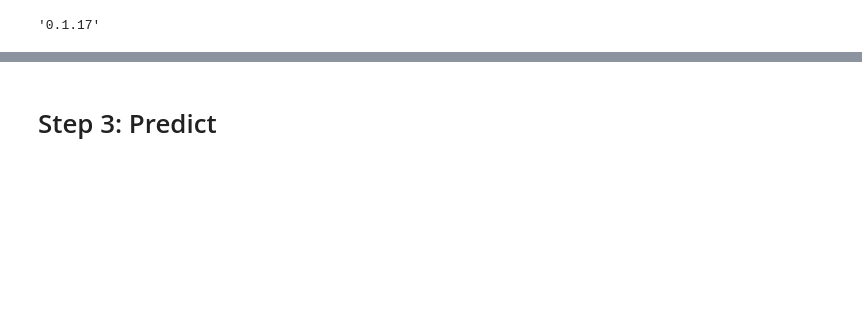
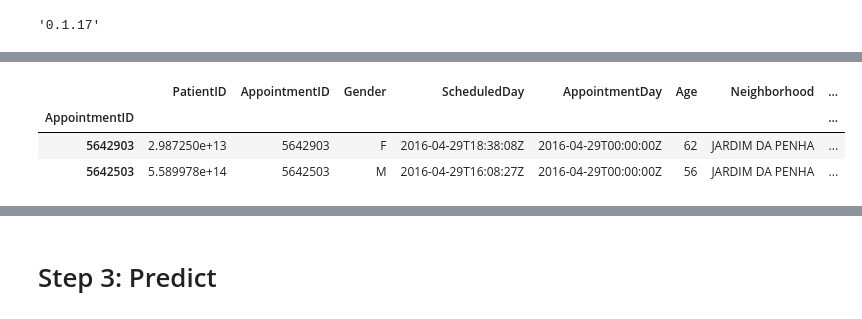
Before and after one commit to alteryx/predict-appointment-noshow, a Jupyter notebook: Appointment-Noshow-Demo.ipynb, the cells around one changed output, grey strips where cells are left out. Drawn from its saved outputs; the diff is of its cells as text; code cells hidden in the pictures; blank space fills up the shorter version.

```diff
--- a/Appointment-Noshow-Demo.ipynb
+++ b/Appointment-Noshow-Demo.ipynb
@@ -14,12 +16,15 @@ We load in the data from a csv file in the `data` folder of this repository. The
 # %%
 data = pd.read_csv("data/KaggleV2-May-2016.csv")
 data.index = data['AppointmentID']
 data.rename(columns = {'Hipertension': 'Hypertension',
                        'Handcap': 'Handicap',
                        'PatientId': 'PatientID',
-                       'No-show': 'NoShow'}, inplace = True)
-data['NoShow'] = data['NoShow'].map({'No': 0, 'Yes': 1})
-data.head()
-
-data['AppointmentTime'] = data['AppointmentDay']
-cutoff_times = data[['AppointmentID', 'AppointmentDay']]
+                       'Neighbourhood': 'Neighborhood',
+                       'No-show': 'Label'}, inplace = True)
+data['Label'] = data['Label'].map({'No': 0, 'Yes': 1})
+data.head(2)
+# %% [output]
+|  | PatientID | AppointmentID | Gender | ScheduledDay | AppointmentDay | Age | Neighborhood | ... |
+| AppointmentID |  |  |  |  |  |  |  | ... |
+| 5642903 | 2.987250e+13 | 5642903 | F | 2016-04-29T18:38:08Z | 2016-04-29T00:00:00Z | 62 | JARDIM DA PENHA | ... |
+| 5642503 | 5.589978e+14 | 5642503 | M | 2016-04-29T16:08:27Z | 2016-04-29T00:00:00Z | 56 | JARDIM DA PENHA | ... |
```
Also changed, not shown: parts of 27 cells of this notebook.
